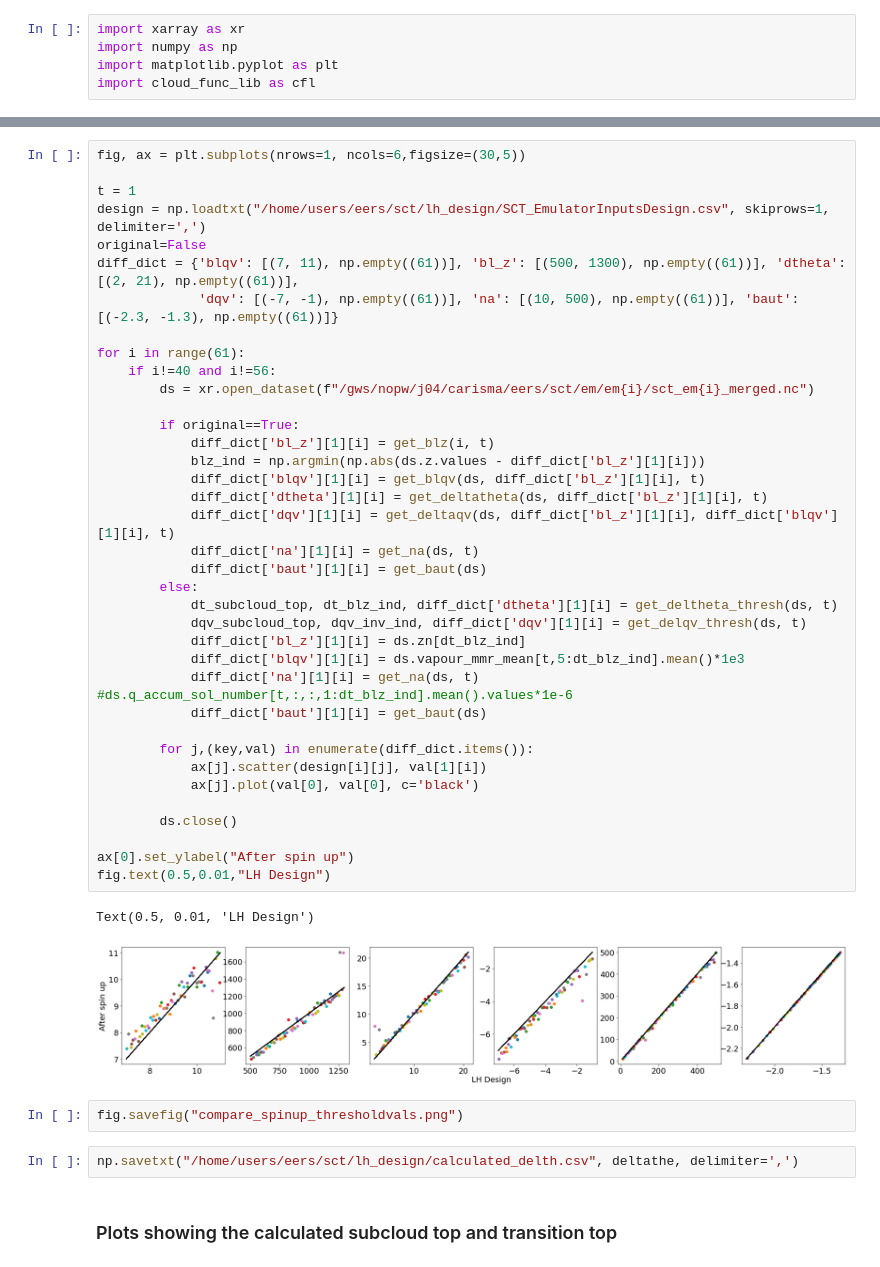
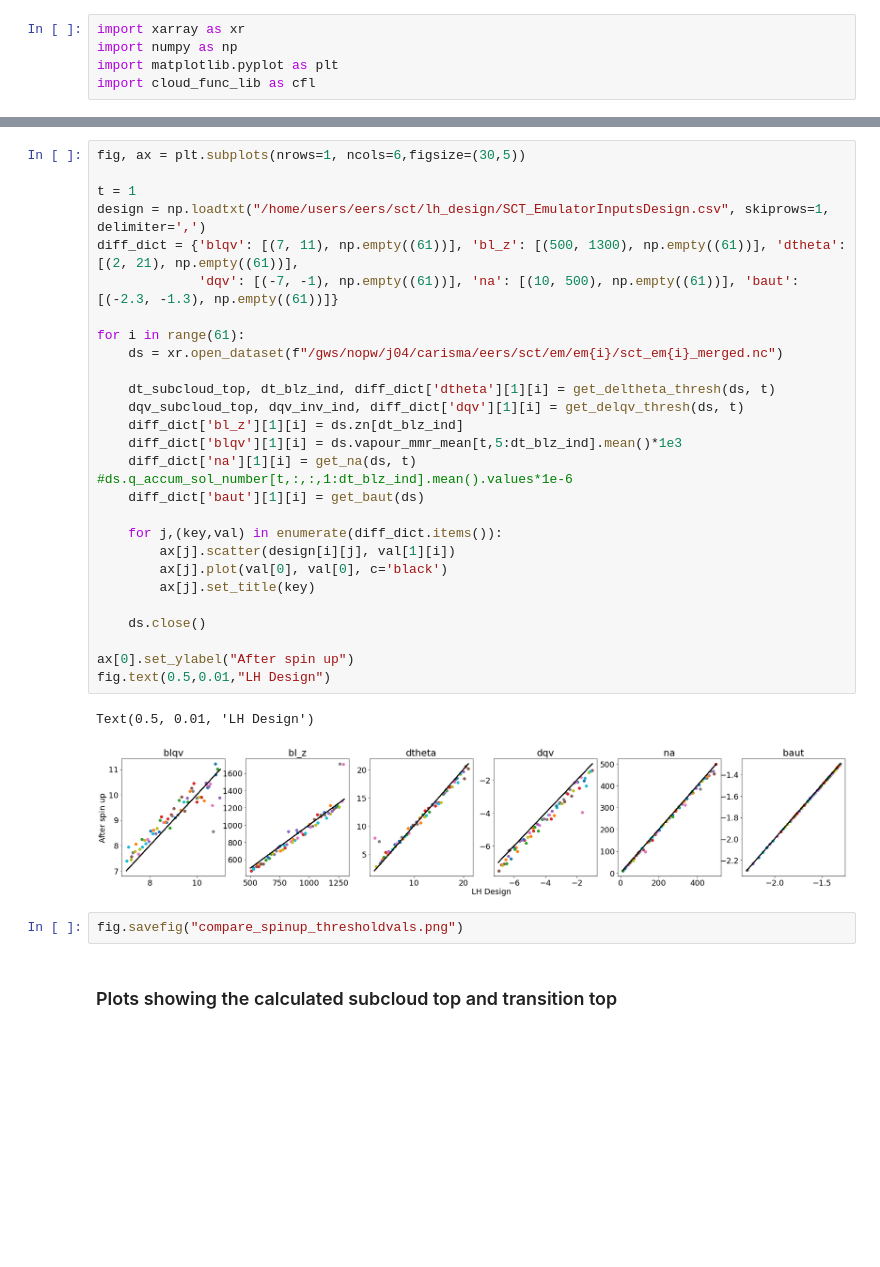
Before and after one commit to eers1/sct_monc, a Jupyter notebook: compare_spinup.ipynb, the cells around one changed output, grey strips where cells are left out. Saved outputs shown, nothing was run; the diff lists cells and outputs as text; blank space fills up the shorter version.

```diff
--- a/compare_spinup.ipynb
+++ b/compare_spinup.ipynb
@@ -104,47 +77,35 @@ diff_dict['baut'][1][i] = get_baut(ds)
 # %%
 fig, ax = plt.subplots(nrows=1, ncols=6,figsize=(30,5))
 
 t = 1
 design = np.loadtxt("/home/users/eers/sct/lh_design/SCT_EmulatorInputsDesign.csv", skiprows=1, delimiter=',')
-original=False
 diff_dict = {'blqv': [(7, 11), np.empty((61))], 'bl_z': [(500, 1300), np.empty((61))], 'dtheta': [(2, 21), np.empty((61))],
              'dqv': [(-7, -1), np.empty((61))], 'na': [(10, 500), np.empty((61))], 'baut': [(-2.3, -1.3), np.empty((61))]}
 
 for i in range(61):
-    if i!=40 and i!=56:
-        ds = xr.open_dataset(f"/gws/nopw/j04/carisma/eers/sct/em/em{i}/sct_em{i}_merged.nc")
+    ds = xr.open_dataset(f"/gws/nopw/j04/carisma/eers/sct/em/em{i}/sct_em{i}_merged.nc")
 
-        if original==True:
-            diff_dict['bl_z'][1][i] = get_blz(i, t)
-            blz_ind = np.argmin(np.abs(ds.z.values - diff_dict['bl_z'][1][i]))
-            diff_dict['blqv'][1][i] = get_blqv(ds, diff_dict['bl_z'][1][i], t)
-            diff_dict['dtheta'][1][i] = get_deltatheta(ds, diff_dict['bl_z'][1][i], t)
-            diff_dict['dqv'][1][i] = get_deltaqv(ds, diff_dict['bl_z'][1][i], diff_dict['blqv'][1][i], t)
-            diff_dict['na'][1][i] = get_na(ds, t)
-            diff_dict['baut'][1][i] = get_baut(ds)
-        else:
-            dt_subcloud_top, dt_blz_ind, diff_dict['dtheta'][1][i] = get_deltheta_thresh(ds, t)
-            dqv_subcloud_top, dqv_inv_ind, diff_dict['dqv'][1][i] = get_delqv_thresh(ds, t)
-            diff_dict['bl_z'][1][i] = ds.zn[dt_blz_ind]
-            diff_dict['blqv'][1][i] = ds.vapour_mmr_mean[t,5:dt_blz_ind].mean()*1e3
-            diff_dict['na'][1][i] = get_na(ds, t) #ds.q_accum_sol_number[t,:,:,1:dt_blz_ind].mean().values*1e-6
-            diff_dict['baut'][1][i] = get_baut(ds)
+    dt_subcloud_top, dt_blz_ind, diff_dict['dtheta'][1][i] = get_deltheta_thresh(ds, t)
+    dqv_subcloud_top, dqv_inv_ind, diff_dict['dqv'][1][i] = get_delqv_thresh(ds, t)
+    diff_dict['bl_z'][1][i] = ds.zn[dt_blz_ind]
+    diff_dict['blqv'][1][i] = ds.vapour_mmr_mean[t,5:dt_blz_ind].mean()*1e3
+    diff_dict['na'][1][i] = get_na(ds, t) #ds.q_accum_sol_number[t,:,:,1:dt_blz_ind].mean().values*1e-6
+    diff_dict['baut'][1][i] = get_baut(ds)
 
-        for j,(key,val) in enumerate(diff_dict.items()):
-            ax[j].scatter(design[i][j], val[1][i])
-            ax[j].plot(val[0], val[0], c='black')
+    for j,(key,val) in enumerate(diff_dict.items()):
+        ax[j].scatter(design[i][j], val[1][i])
+        ax[j].plot(val[0], val[0], c='black')
+        ax[j].set_title(key)
 
-        ds.close()
+    ds.close()
 
 ax[0].set_ylabel("After spin up")
 fig.text(0.5,0.01,"LH Design")
 # %% [output]
 Text(0.5, 0.01, 'LH Design')
-[figure, old version]
+[figure, new version]
 # %%
 fig.savefig("compare_spinup_thresholdvals.png")
-# %%
-np.savetxt("/home/users/eers/sct/lh_design/calculated_delth.csv", deltathe, delimiter=',')
 # %% [markdown]
 ### Plots showing the calculated subcloud top and transition top
 # %%
```
Also changed, not shown: parts of 12 cells of this notebook.
